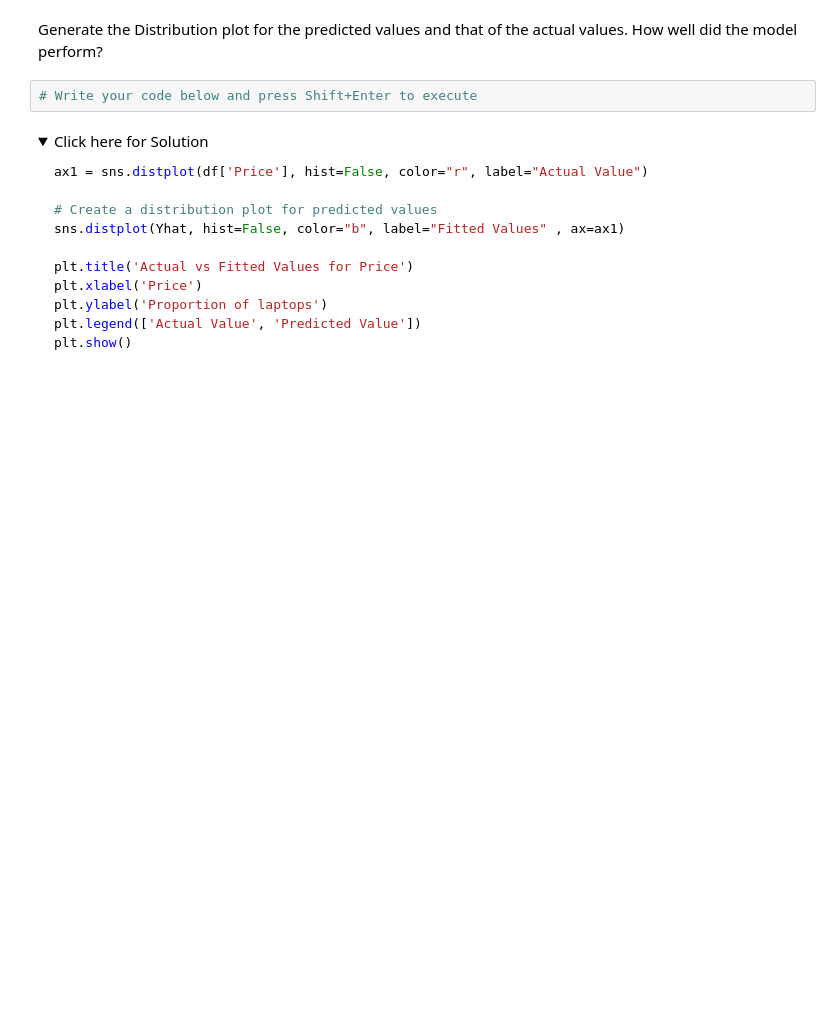
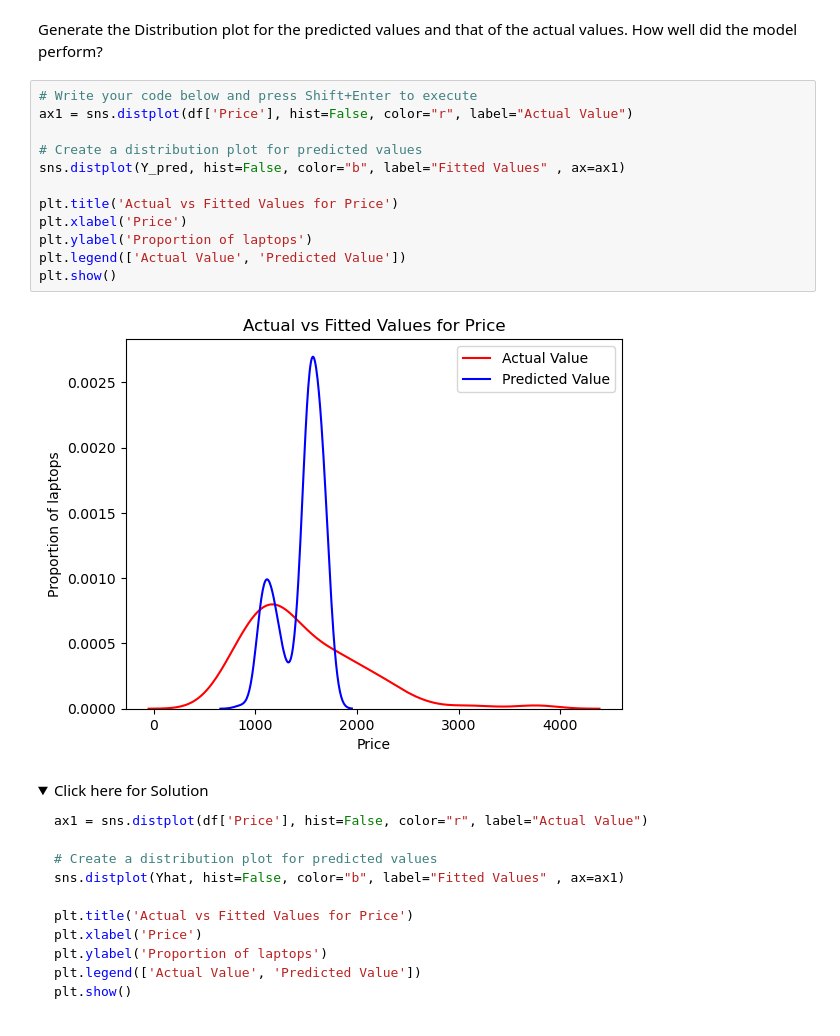
Before and after one commit to BulentKaradeniz/Coursera_HandsOn, a Jupyter notebook: practice_model_development_laptops.jupyterlite.ipynb, the cells around one changed output. Drawn from its saved outputs; the diff is of its cells as text; folded sections open; blank space fills up the shorter version.

```diff
--- a/practice_model_development_laptops.jupyterlite.ipynb
+++ b/practice_model_development_laptops.jupyterlite.ipynb
@@ -153,8 +153,20 @@ Yhat=lm.predict(X)
 </details>
 # %% [markdown]
 Generate the Distribution plot for the predicted values and that of the actual values. How well did the model perform?
-# %%
-# Write your code below and press Shift+Enter to execute
+# %%
+# Write your code below and press Shift+Enter to execute
+ax1 = sns.distplot(df['Price'], hist=False, color="r", label="Actual Value")
+
+# Create a distribution plot for predicted values
+sns.distplot(Y_pred, hist=False, color="b", label="Fitted Values" , ax=ax1)
+
+plt.title('Actual vs Fitted Values for Price')
+plt.xlabel('Price')
+plt.ylabel('Proportion of laptops')
+plt.legend(['Actual Value', 'Predicted Value'])
+plt.show()
+# %% [output]
+[figure, added]
 # %% [markdown]
 <details>
     <summary>Click here for Solution</summary>
```
Also changed, not shown: parts of 1 cell of this notebook.
